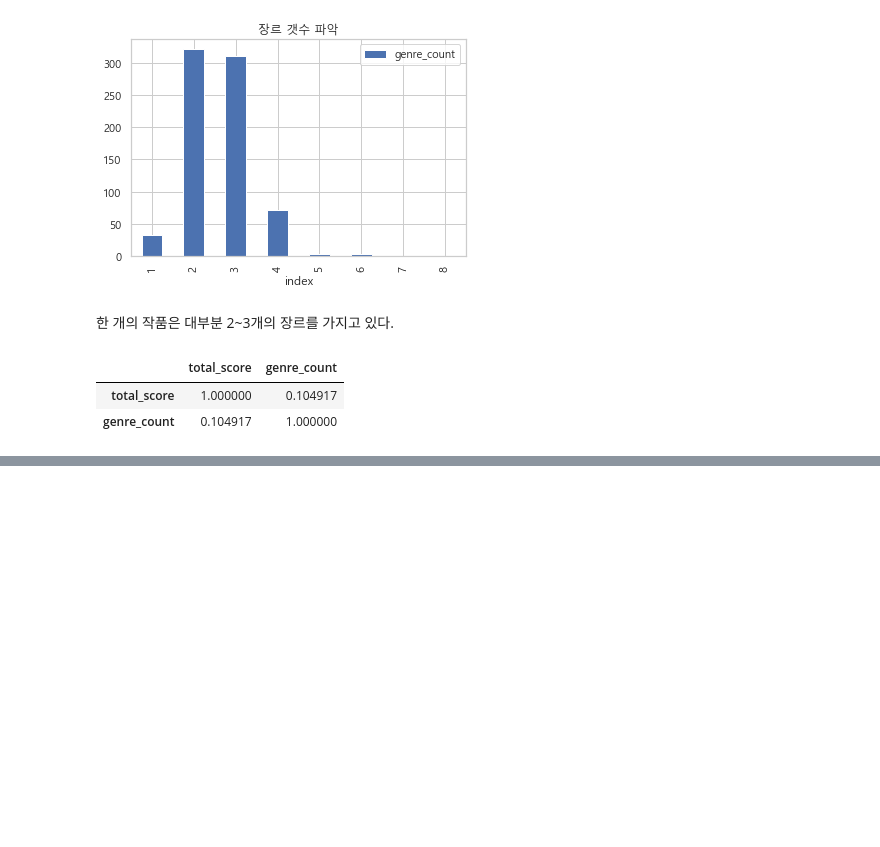
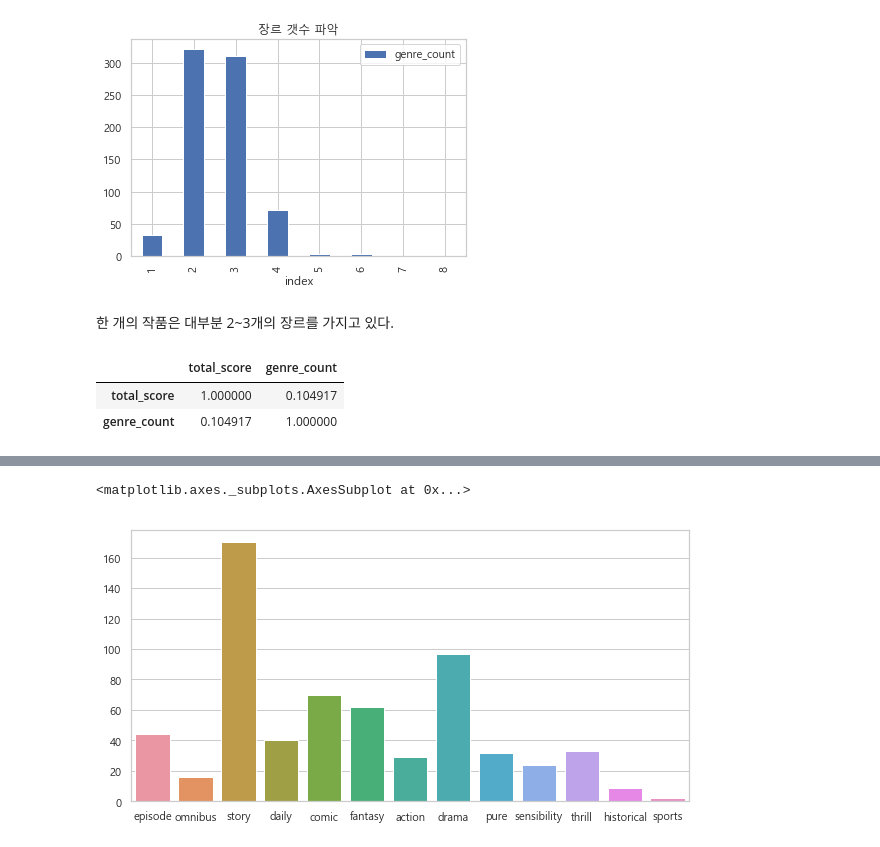
Before and after one commit to brightscannon/Webtoon_recommand_system, a Jupyter notebook: 1_Naver_EDA.ipynb, the cells around one changed output, grey strips where cells are left out. Drawn from its saved outputs; the diff is of its cells as text; code cells hidden in the pictures; blank space fills up the shorter version.

```diff
--- a/1_Naver_EDA.ipynb
+++ b/1_Naver_EDA.ipynb
@@ -187,0 +288,17 @@ df_chapter['total_comments'] = total_comments
+# %%
+# 인기(popular)웹툰의 장르는?
+popular = df[df.popular == 1]
+
+p = {}
+p['column'] = []
+p['count'] = []
+
+for column in popular.columns[7:-3]:
+    p['count'].append(popular[column].value_counts()[1])
+    p['column'].append(column)
+
+plt.figure(figsize=(10,5))
+sns.barplot(x=p['column'], y=p['count'])
+# %% [output]
+<matplotlib.axes._subplots.AxesSubplot at 0x...>
+[figure, added]
```
Also changed, not shown: parts of 55 cells of this notebook.
